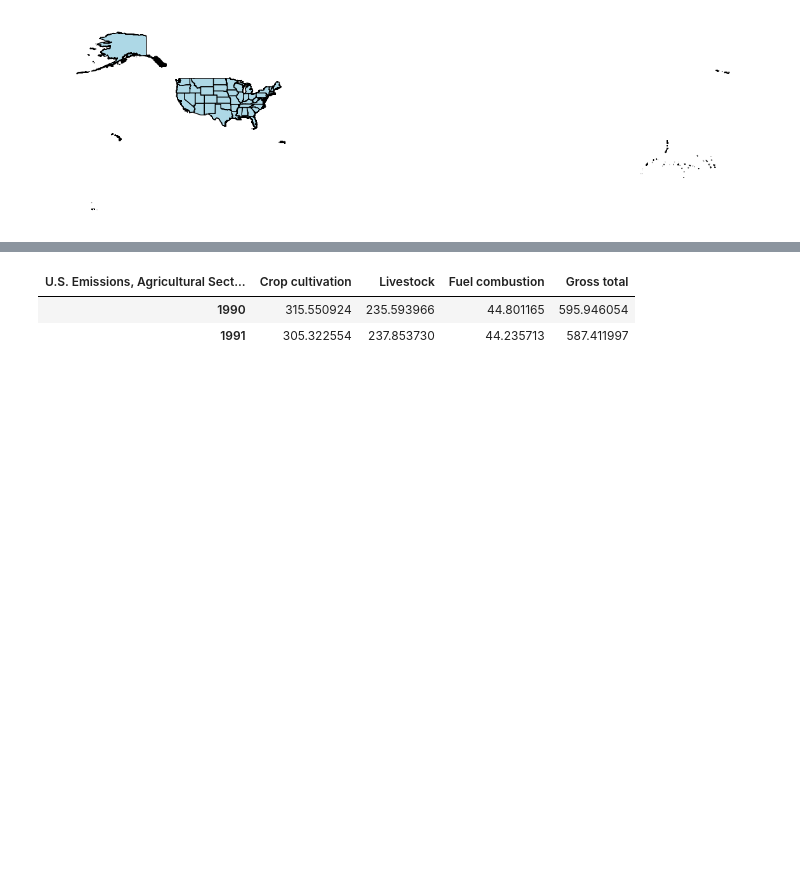
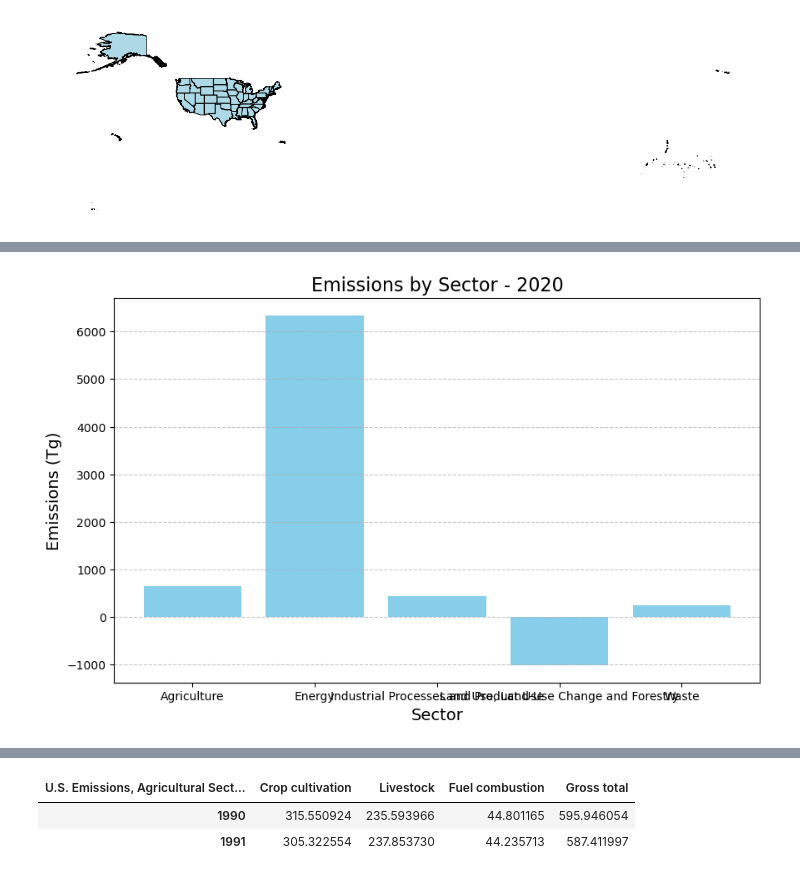
Before and after one commit to Anagha7Shinde/Capstone_Anagha, a Jupyter notebook: Notebook/Untitled2.ipynb, the cells around one changed output, grey strips where cells are left out. Saved outputs shown, nothing was run; the diff lists cells and outputs as text; code cells hidden in the pictures; blank space fills up the shorter version.

```diff
--- a/Notebook/Untitled2.ipynb
+++ b/Notebook/Untitled2.ipynb
@@ -71,0 +95,7 @@ Zone_emission.head(2)
+# %%
+#Melt the DataFrame to long format for easier plotting
+df_long = Zone_emission.melt(
+    id_vars=["sector"],
+    value_vars=[col for col in Zone_emission.columns if col.startswith("Y")],
+    var_name="Year",
+    value_name="Emissions")
@@ -71,0 +111,2 @@ Zone_emission.head(2)
+# %%
+df_long["Year"] = df_long["Year"].str.replace("Y", "", regex=False)
@@ -71,0 +131,13 @@ Zone_emission.head(2)
+# %%
+df_grouped = df_long.groupby(["Year", "sector"]).sum().reset_index()
+# %%
+
+plt.figure(figsize=(10, 6))
+plt.bar(df_grouped["sector"], df_grouped["Emissions"], color='skyblue')
+plt.title("Emissions by Sector - 2020", fontsize=16)
+plt.xlabel("Sector", fontsize=14)
+plt.ylabel("Emissions (Tg)", fontsize=14)
+plt.grid(axis='y', linestyle='--', alpha=0.7)
+plt.show()
+# %% [output]
+[figure, added]
```
Also changed, not shown: parts of 102 cells of this notebook, 26 other files.
